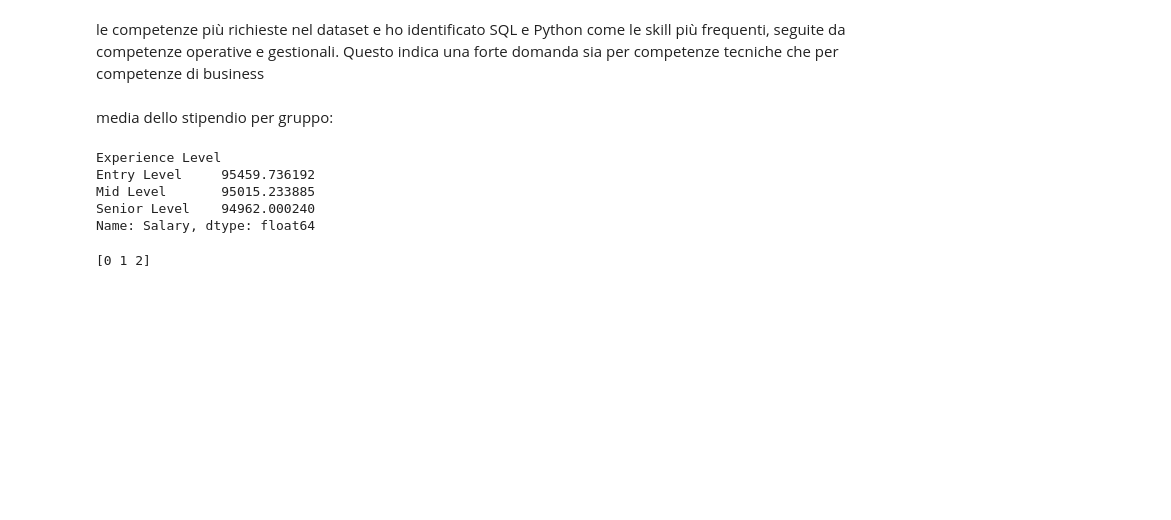
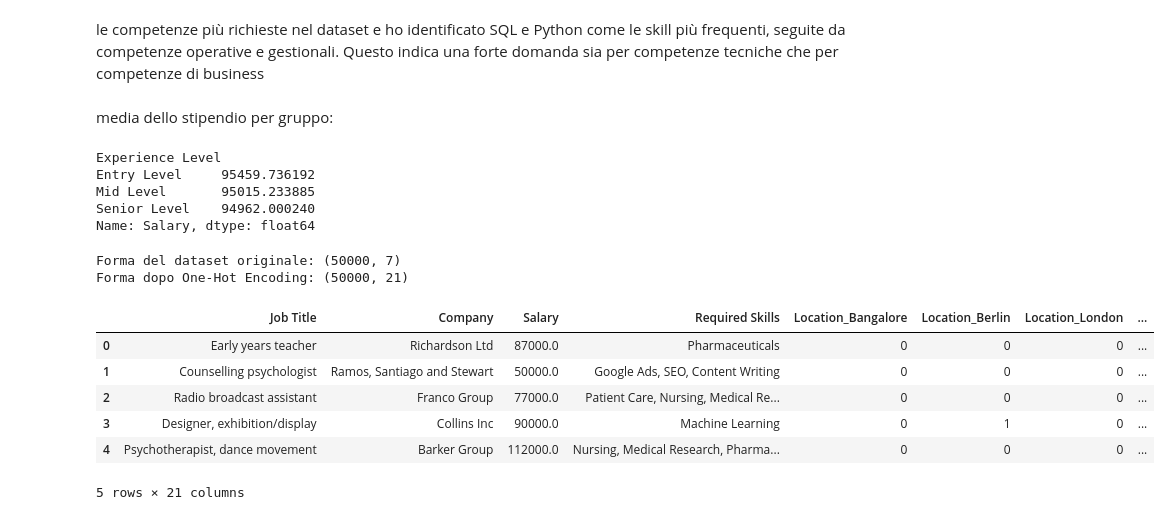
Before and after one commit to anna8987/jobrec, a Jupyter notebook: progettoJobrec.ipynb, the cells around one changed output. Saved outputs shown, nothing was run; the diff lists cells and outputs as text; code cells hidden in the pictures; blank space fills up the shorter version.

```diff
--- a/progettoJobrec.ipynb
+++ b/progettoJobrec.ipynb
@@ -327,17 +335,13 @@ Mid Level       95015.233885
 Senior Level    94962.000240
 Name: Salary, dtype: float64
 # %%
-from sklearn.preprocessing import LabelEncoder
+#le_exp = LabelEncoder()
+#le_ind = LabelEncoder()
+#le_loc = LabelEncoder()
 
-le_exp = LabelEncoder()
-le_ind = LabelEncoder()
-le_loc = LabelEncoder()
-
-df['Experience Level'] = le_exp.fit_transform(df['Experience Level'])
-df['Industry'] = le_ind.fit_transform(df['Industry'])
-df['Location'] = le_loc.fit_transform(df['Location'])
-print(le_exp.classes_)
+#df['Experience Level'] = le_exp.fit_transform(df['Experience Level'])
+#df['Industry'] = le_ind.fit_transform(df['Industry'])
+#df['Location'] = le_loc.fit_transform(df['Location'])
+#print(le_exp.classes_)
-# %% [output]
-[0 1 2]
 # %%
 # Target e feature
@@ -348,0 +358,20 @@ num_cols = ['Salary']
+# %%
+cols_to_encode = ['Location', 'Experience Level', 'Industry']
+
+df_encoded = pd.get_dummies(df, columns=cols_to_encode, prefix=cols_to_encode)
+
+df_encoded[df_encoded.columns.difference(df.columns)] = df_encoded[df_encoded.columns.difference(df.columns)].astype(int)
+
+print(f"Forma del dataset originale: {df.shape}")
+print(f"Forma dopo One-Hot Encoding: {df_encoded.shape}")
+df_encoded.head()
+# %% [output]
+Forma del dataset originale: (50000, 7)
+Forma dopo One-Hot Encoding: (50000, 21)
+|  | Job Title | Company | Salary | Required Skills | Location_Bangalore | Location_Berlin | Location_London | ... |
+| 0 | Early years teacher | Richardson Ltd | 87000.0 | Pharmaceuticals | 0 | 0 | 0 | ... |
+| 1 | Counselling psychologist | Ramos, Santiago and Stewart | 50000.0 | Google Ads, SEO, Content Writing | 0 | 0 | 0 | ... |
+| 2 | Radio broadcast assistant | Franco Group | 77000.0 | Patient Care, Nursing, Medical Re... | 0 | 0 | 0 | ... |
+| 3 | Designer, exhibition/display | Collins Inc | 90000.0 | Machine Learning | 0 | 1 | 0 | ... |
+| 4 | Psychotherapist, dance movement | Barker Group | 112000.0 | Nursing, Medical Research, Pharma... | 0 | 0 | 0 | ... |
+5 rows × 21 columns
```
Also changed, not shown: parts of 14 cells of this notebook.
